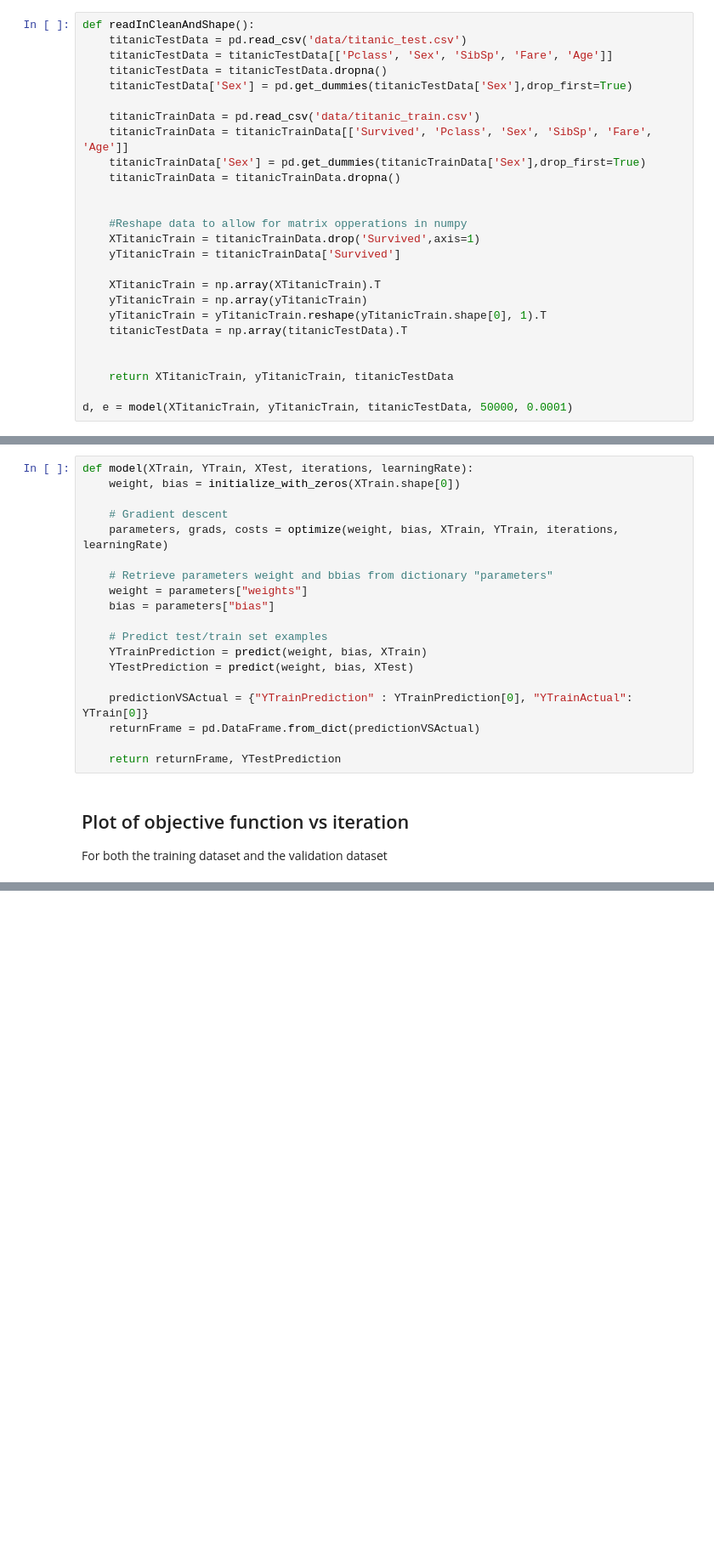
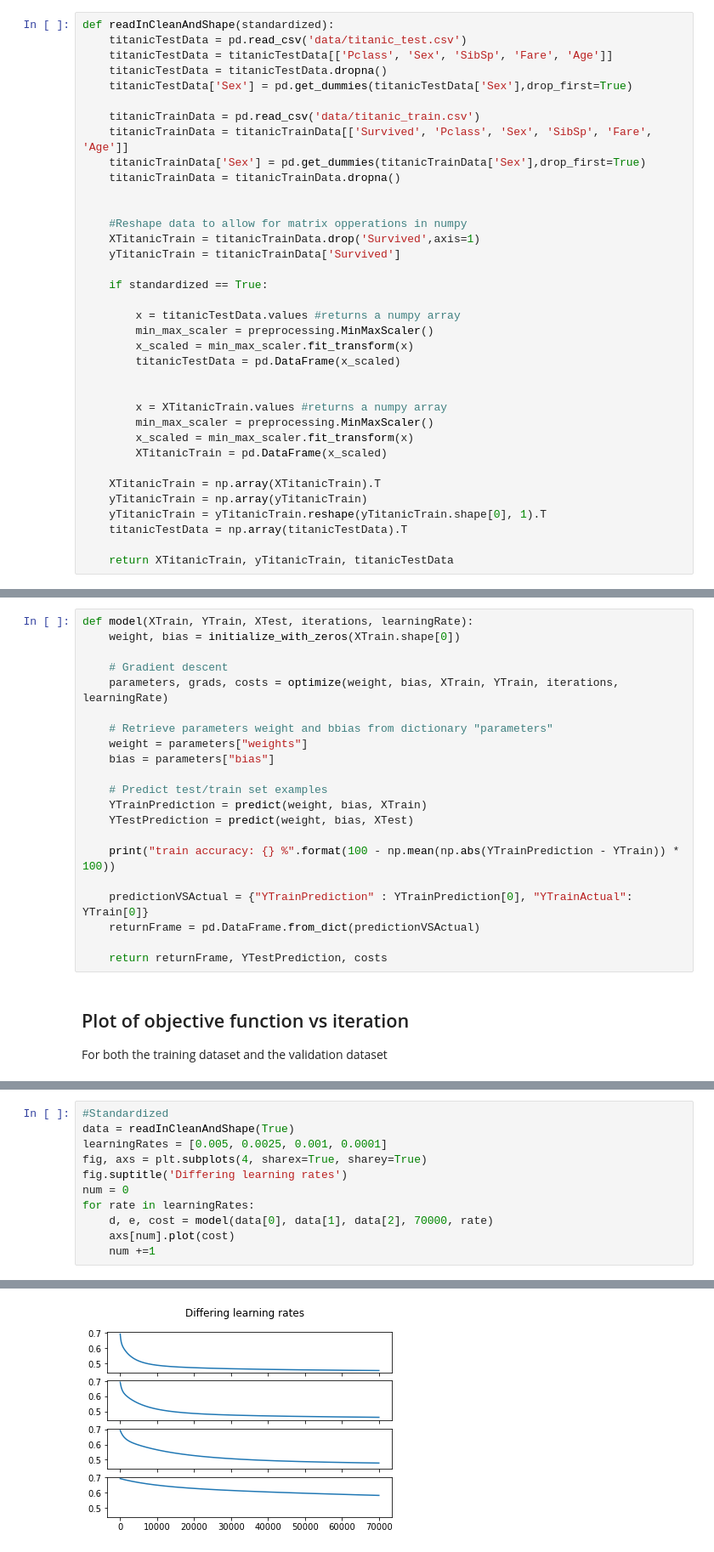
Before and after one commit to quinnalfaro/oConnorProject1, a Jupyter notebook: Project 1.ipynb, the cells around one changed output, grey strips where cells are left out. Shown at 85% size. Drawn from its saved outputs; the diff is of its cells as text; blank space fills up the shorter version.

```diff
--- a/Project 1.ipynb
+++ b/Project 1.ipynb
@@ -90,7 +92,7 @@ L_i'(B) = (sigmoid(X_i^hat^transpose) - y_i) X_i^hat^transpose
 
 Here we clean and vectorize what data we can, we also remove which ever columns we believe wont be helpful after we view the correletion matrix given by titanicTrainData.corr(). From this we are left with Pclass, Sex, SibSp, and Fare. We then also shape the data to allow for matrix opperations to be allowed
 # %%
-def readInCleanAndShape():
+def readInCleanAndShape(standardized):
     titanicTestData = pd.read_csv('data/titanic_test.csv')
     titanicTestData = titanicTestData[['Pclass', 'Sex', 'SibSp', 'Fare', 'Age']]
     titanicTestData = titanicTestData.dropna()
@@ -106,15 +108,25 @@ def readInCleanAndShape():
     XTitanicTrain = titanicTrainData.drop('Survived',axis=1)
     yTitanicTrain = titanicTrainData['Survived']
 
+    if standardized == True:
+
+        x = titanicTestData.values #returns a numpy array
+        min_max_scaler = preprocessing.MinMaxScaler()
+        x_scaled = min_max_scaler.fit_transform(x)
+        titanicTestData = pd.DataFrame(x_scaled)
+
+
+        x = XTitanicTrain.values #returns a numpy array
+        min_max_scaler = preprocessing.MinMaxScaler()
+        x_scaled = min_max_scaler.fit_transform(x)
+        XTitanicTrain = pd.DataFrame(x_scaled)
+
     XTitanicTrain = np.array(XTitanicTrain).T
     yTitanicTrain = np.array(yTitanicTrain)
     yTitanicTrain = yTitanicTrain.reshape(yTitanicTrain.shape[0], 1).T
     titanicTestData = np.array(titanicTestData).T
 
-
     return XTitanicTrain, yTitanicTrain, titanicTestData
-
-d, e = model(XTitanicTrain, yTitanicTrain, titanicTestData, 50000, 0.0001)
 # %% [markdown]
 ## Model, optimize through propagation and predict
 
@@ -204,10 +216,12 @@ def model(XTrain, YTrain, XTest, iterations, learningRate):
     YTrainPrediction = predict(weight, bias, XTrain)
     YTestPrediction = predict(weight, bias, XTest)
 
+    print("train accuracy: {} %".format(100 - np.mean(np.abs(YTrainPrediction - YTrain)) * 100))
+
     predictionVSActual = {"YTrainPrediction" : YTrainPrediction[0], "YTrainActual": YTrain[0]}
     returnFrame = pd.DataFrame.from_dict(predictionVSActual)
 
-    return returnFrame, YTestPrediction
+    return returnFrame, YTestPrediction, costs
 # %% [markdown]
 ##  Plot of objective function vs iteration
 For both the training dataset and the validation dataset
@@ -213,0 +234,12 @@ For both the training dataset and the validation dataset
+# %%
+#Standardized
+data = readInCleanAndShape(True)
+learningRates = [0.005, 0.0025, 0.001, 0.0001]
+fig, axs = plt.subplots(4, sharex=True, sharey=True)
+fig.suptitle('Differing learning rates')
+num = 0
+for rate in learningRates:
+    d, e, cost = model(data[0], data[1], data[2], 70000, rate)
+    axs[num].plot(cost)
+    num +=1
+# %% [output]
@@ -213,0 +250 @@ For both the training dataset and the validation dataset
+[figure, added]
```
Also changed, not shown: parts of 5 cells of this notebook.
